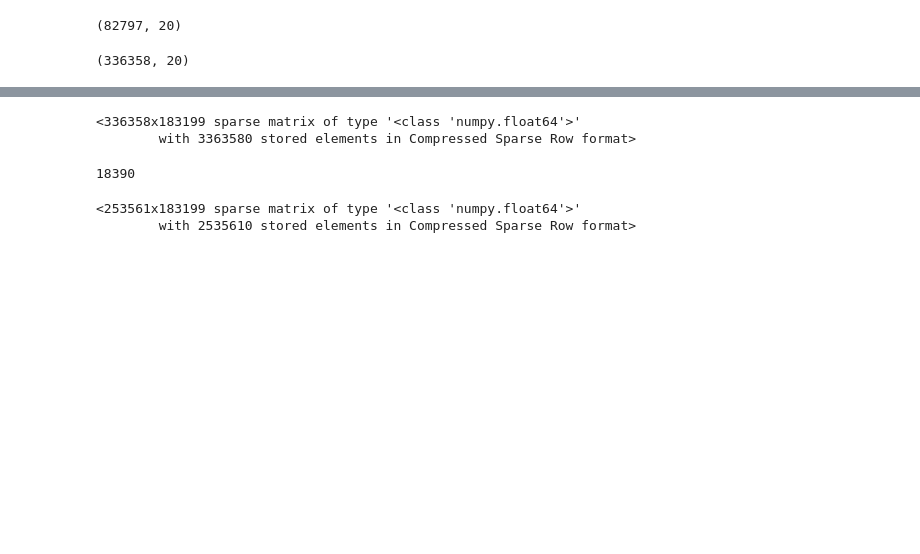
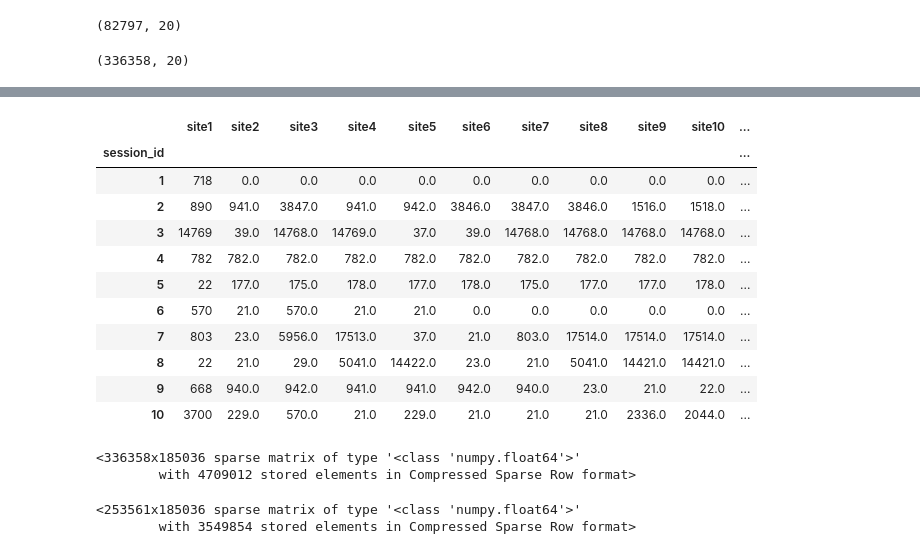
Before and after one commit to IlyaAb/Kaggle, a Jupyter notebook: catchAlice2.ipynb, the cells around one changed output, grey strips where cells are left out. Cells and saved outputs as stored; diff of their text form; code cells hidden in the pictures; blank space fills up the shorter version.

```diff
--- a/catchAlice2.ipynb
+++ b/catchAlice2.ipynb
@@ -88,3 +89,20 @@ DF_Full.head(5)
 | 3 | 14769 | 2013-12-16 16:40:17 | 39.0 | 2013-12-16 16:40:18 | 14768.0 | 2013-12-16 16:40:19 | 14769.0 | 2013-12-16 16:40:19 | 37.0 | 2013-12-16 16:40:19 | 39.0 | ... |
 | 4 | 782 | 2014-03-28 10:52:12 | 782.0 | 2014-03-28 10:52:42 | 782.0 | 2014-03-28 10:53:12 | 782.0 | 2014-03-28 10:53:42 | 782.0 | 2014-03-28 10:54:12 | 782.0 | ... |
 | 5 | 22 | 2014-02-28 10:53:05 | 177.0 | 2014-02-28 10:55:22 | 175.0 | 2014-02-28 10:55:22 | 178.0 | 2014-02-28 10:55:23 | 177.0 | 2014-02-28 10:55:23 | 178.0 | ... |
+# %%
+site = ['site%s' % i for i in range(1,11)]
+DF_Full2Time = DF_Full.drop(site, axis=1)
+for i in range(DF_Full2Time.shape[1]):
+    DF_Full2Time.iloc[:,i] = pd.to_datetime(DF_Full2Time.iloc[:,i])
+
+# DF_Full2Time = DF_Full2Time.fillna(pd.Timedelta(seconds=0))
+# DF_Full2Time = DF_Full2Time.fillna(0) #.astype(str)
+#DF_Full2Time['count_steps'] = (DF_Full2Time == 0).astype(int).sum(axis=1)
+
+# #  pd.to_datetime
+# DF_Full2Time['nonzeroval'] = pd.to_datetime(DF_Full2Time.time2) #[year, month, day]
+# # apply(lambda x: x[0].timestamp(), axis=1).astype(int)
+# # DF_Full2Time['nonzeroval'] = DF_Full2Time.nonzeroval.astype(str)
+
+DF_Full2Time['delta'] = DF_Full2Time.max(axis = 1) - DF_Full2Time.min(axis = 1)
+DF_Full2Time
@@ -91,16 +124,21 @@ DF_Full.head(5)
 # %%
 #Фичаинжиниринг
 time = ['time%s' % i for i in range(1,11)]
-DF_Full = DF_Full.drop(time, axis=1)
+DF_Full1 = DF_Full.drop(time, axis=1)
-# %%
-DF_Full=DF_Full.fillna(0)
-DF_Full = preprocessing.OneHotEncoder().fit_transform(DF_Full)
-# %%
-DF_Full
-# %% [output]
-<336358x183199 sparse matrix of type '<class 'numpy.float64'>'
-        with 3363580 stored elements in Compressed Sparse Row format>
-# %%
-DF_Full.site1.nunique()
-# %% [output]
-18390
+# %%
+DF_Full1=DF_Full1.fillna(0)
+#Число уникальных сайтов в сессии
+DF_Full1['num_uniq_sites'] = DF_Full1.apply(pd.Series.nunique, axis=1)-1
+
+#Фича времени посещения первого сайта до полудня или после
+DF_Full1['AfterMidday'] = DF_Full.time1.apply(lambda x: x[11:13]).astype(int).apply(lambda x: 1 if x>=12 else 0)
+
+#Число шагов в сессии (Число сайтов - число нулей )
+# DF_Full1['count_steps'] = 10-DF_Full2Time['count_steps']
+
+#Длина сессии в минутах
+DF_Full1['SessionLength'] = DF_Full2Time.delta
+# apply(pd.Series.nunique, axis=1)-1
+
+#Масштабирование признака по первому моесещению
+DF_Full1['day1'] = DF_Full.time1.apply(lambda x: x[:7].replace('-', '0')).astype(int).apply(lambda x: x/2.013710e+06)
@@ -106,0 +147,15 @@ DF_Full.site1.nunique()
+# %%
+DF_Full1.head(10)
+# %% [output]
+|  | site1 | site2 | site3 | site4 | site5 | site6 | site7 | site8 | site9 | site10 | ... |
+| session_id |  |  |  |  |  |  |  |  |  |  | ... |
+| 1 | 718 | 0.0 | 0.0 | 0.0 | 0.0 | 0.0 | 0.0 | 0.0 | 0.0 | 0.0 | ... |
+| 2 | 890 | 941.0 | 3847.0 | 941.0 | 942.0 | 3846.0 | 3847.0 | 3846.0 | 1516.0 | 1518.0 | ... |
+| 3 | 14769 | 39.0 | 14768.0 | 14769.0 | 37.0 | 39.0 | 14768.0 | 14768.0 | 14768.0 | 14768.0 | ... |
+| 4 | 782 | 782.0 | 782.0 | 782.0 | 782.0 | 782.0 | 782.0 | 782.0 | 782.0 | 782.0 | ... |
+| 5 | 22 | 177.0 | 175.0 | 178.0 | 177.0 | 178.0 | 175.0 | 177.0 | 177.0 | 178.0 | ... |
+| 6 | 570 | 21.0 | 570.0 | 21.0 | 21.0 | 0.0 | 0.0 | 0.0 | 0.0 | 0.0 | ... |
+| 7 | 803 | 23.0 | 5956.0 | 17513.0 | 37.0 | 21.0 | 803.0 | 17514.0 | 17514.0 | 17514.0 | ... |
+| 8 | 22 | 21.0 | 29.0 | 5041.0 | 14422.0 | 23.0 | 21.0 | 5041.0 | 14421.0 | 14421.0 | ... |
+| 9 | 668 | 940.0 | 942.0 | 941.0 | 941.0 | 942.0 | 940.0 | 23.0 | 21.0 | 22.0 | ... |
+| 10 | 3700 | 229.0 | 570.0 | 21.0 | 229.0 | 21.0 | 21.0 | 21.0 | 2336.0 | 2044.0 | ... |
@@ -107,11 +164,16 @@ DF_Full.site1.nunique()
+# %%
+DF_Full1
+# %% [output]
+<336358x185036 sparse matrix of type '<class 'numpy.float64'>'
+        with 4709012 stored elements in Compressed Sparse Row format>
 # %%
 #Отсоединение измененной Обучающей выборки от измененной целой и обучение моделей
 # %%
-X = DF_Full[:253561]
+X = DF_Full1[:253561]
 X
 # %% [output]
-<253561x183199 sparse matrix of type '<class 'numpy.float64'>'
-        with 2535610 stored elements in Compressed Sparse Row format>
+<253561x185036 sparse matrix of type '<class 'numpy.float64'>'
+        with 3549854 stored elements in Compressed Sparse Row format>
 # %%
 y = train_df.target
 # %%
```
Also changed, not shown: parts of 18 cells of this notebook, 3 other files.
